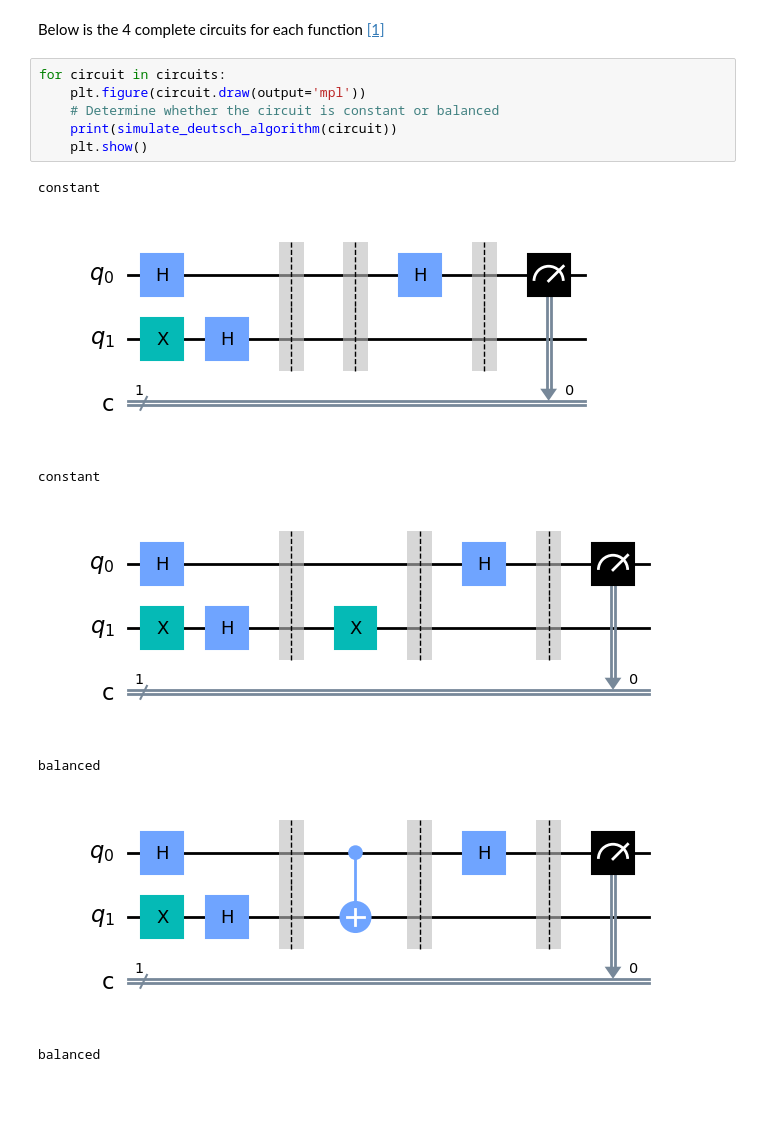
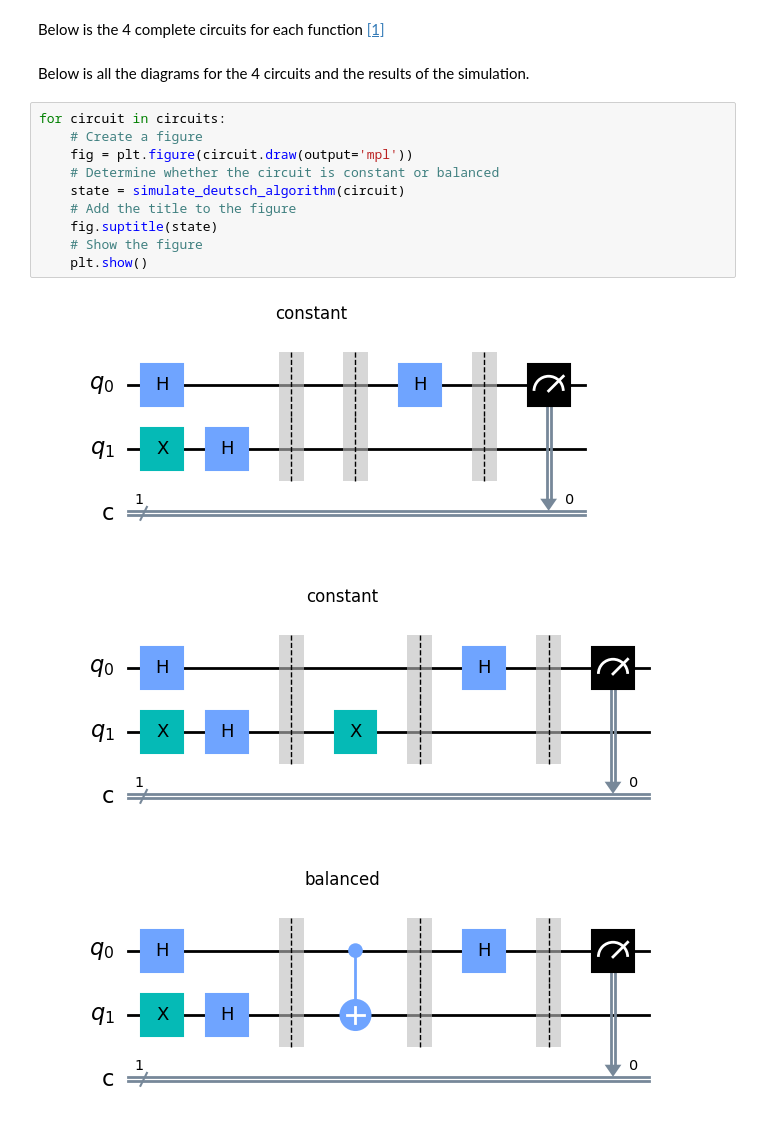
Before and after one commit to EthanConneely/EmergingTechnologies, a Jupyter notebook: project.ipynb, the cells around one changed output. Cells and saved outputs as stored; diff of their text form; blank space fills up the shorter version.

```diff
--- a/project.ipynb
+++ b/project.ipynb
@@ -163,17 +172,19 @@ input_functions = [
 circuits = [deutsch_algorithm_circuit(f) for f in input_functions]
 # %% [markdown]
 Below is the 4 complete circuits for each function [[1]](#1)
+# %% [markdown]
+Below is all the diagrams for the 4 circuits and the results of the simulation.
 # %%
 for circuit in circuits:
-    plt.figure(circuit.draw(output='mpl'))
+    # Create a figure
+    fig = plt.figure(circuit.draw(output='mpl'))
     # Determine whether the circuit is constant or balanced
-    print(simulate_deutsch_algorithm(circuit))
+    state = simulate_deutsch_algorithm(circuit)
+    # Add the title to the figure
+    fig.suptitle(state)
+    # Show the figure
     plt.show()
 # %% [output]
-constant
-[figure, old version]
+[figure, new version]
-constant
-[figure, old version]
+[figure, new version]
-balanced
-[figure, old version]
+[figure, new version]
-balanced
```
Also changed, not shown: parts of 12 cells of this notebook.
